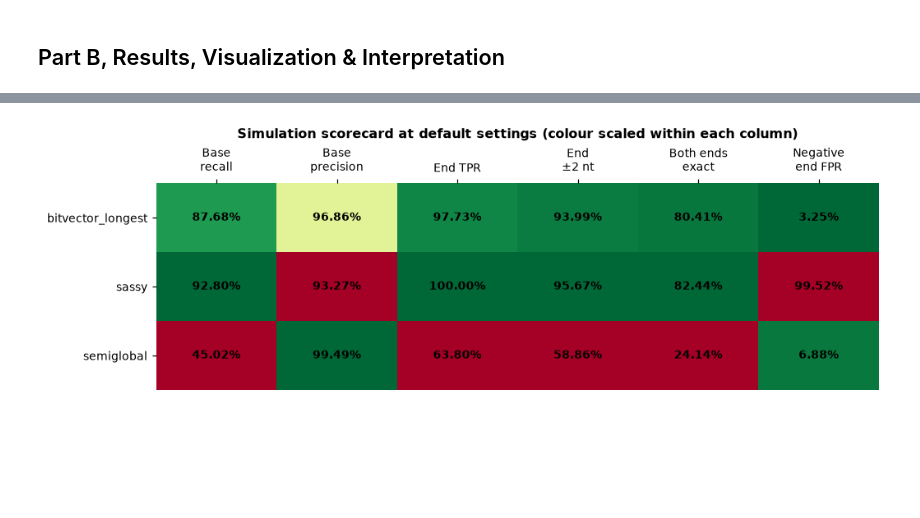
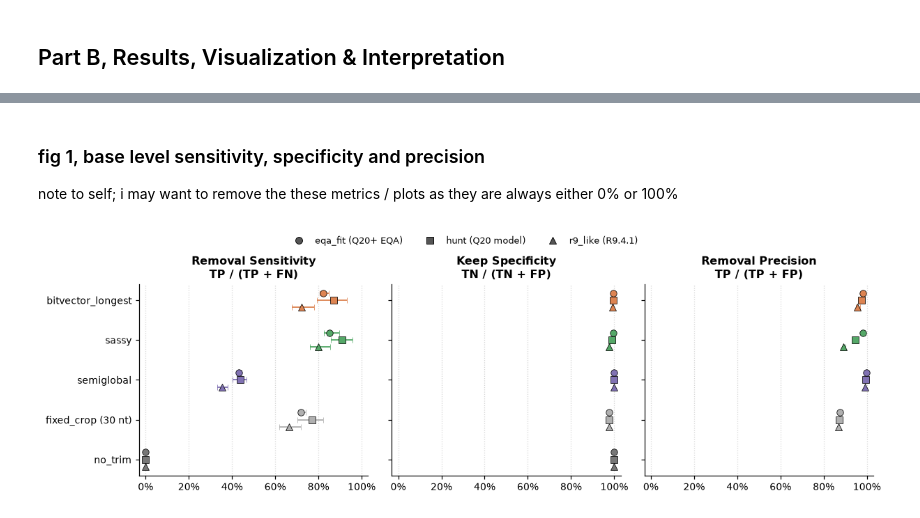
Before and after one commit to florianzwagemaker/AmpliGone, a Jupyter notebook: benchmark-simulation.ipynb, the cells around one changed output, grey strips where cells are left out. Cells and saved outputs as stored; diff of their text form; code cells hidden in the pictures; blank space fills up the shorter version.

Commit message:
redo the plots for the simulation benchmark (part 1)

```diff
--- a/benchmark-simulation.ipynb
+++ b/benchmark-simulation.ipynb
@@ -1204,25 +1336,52 @@ plt.show()
-# %%
-# Figure 5: Scorecard at default settings (mean over noise profiles)
-d = sweep[sweep["is_default"]].groupby("method")[["base_precision", "base_recall", "per_end_tpr", "negative_end_fpr", "left_within2", "right_within2", "both_exact"]].mean().reindex(METHODS)
-d["end_within2"] = (d["left_within2"] + d["right_within2"]) / 2
-score = d[["base_recall", "base_precision", "per_end_tpr", "end_within2", "both_exact", "negative_end_fpr"]]
-labels = ["Base\nrecall", "Base\nprecision", "End TPR", "End\n±2 nt", "Both ends\nexact", "Negative\nend FPR"]
-norm = score.copy()
-for c in score.columns:
-    r = score[c].max() - score[c].min()
-    n = (score[c] - score[c].min()) / r if r > 0 else pd.Series(0.5, index=score.index)
-    norm[c] = 1 - n if c == "negative_end_fpr" else n
-fig, ax = plt.subplots(figsize=(9.5, 3.2))
-ax.imshow(norm.to_numpy(), cmap="RdYlGn", vmin=0, vmax=1, aspect="auto")
-ax.set_xticks(range(len(labels)), labels); ax.xaxis.tick_top()
-ax.set_yticks(range(len(METHODS)), METHODS)
-for i in range(score.shape[0]):
-    for j in range(score.shape[1]):
-        ax.text(j, i, f"{score.iat[i, j]:.2%}", ha="center", va="center", fontsize=9, fontweight="bold")
-for s in ax.spines.values(): s.set_visible(False)
-ax.set_title("Simulation scorecard at default settings (colour scaled within each column)", pad=36)
-fig.tight_layout()
-save_fig(fig, "fig5_scorecard")
-plt.show()
-# %% [output]
-[figure, removed]
+# %% [markdown]
+### fig 1, base level sensitivity, specificity and precision
+
+note to self; i may want to remove the these metrics / plots as they are always either 0% or 100%
+# %%
+fig, axes = plt.subplots(1, 3, figsize=(11.2, 3.4), sharey=True)
+metrics_spec = (
+    ("sensitivity", "Removal Sensitivity\nTP / (TP + FN)"),
+    ("specificity", "Keep Specificity\nTN / (TN + FP)"),
+    ("precision", "Removal Precision\nTP / (TP + FP)"),
+)
+y_positions = np.arange(len(DISPLAY_METHODS))[::-1]
+profile_offsets = {"eqa_fit": 0.18, "hunt": 0.0, "r9_like": -0.18}
+
+for ax, (metric, title) in zip(axes, metrics_spec):
+    for m_idx, method in enumerate(DISPLAY_METHODS):
+        y_base = y_positions[m_idx]
+        for p_idx, profile in enumerate(SCORING_PROFILES):
+            val = TABLE2_HEADLINE.loc[(profile, method), metric]
+            if pd.isna(val):
+                continue
+            seed_vals = HEADLINE_BY_SEED.xs((profile, method), level=("profile", "method"))[metric].dropna()
+            lo, hi = float(seed_vals.min()), float(seed_vals.max())
+            y_pos = y_base + profile_offsets[profile]
+            ax.errorbar(
+                val, y_pos,
+                xerr=[[max(0.0, val - lo)], [max(0.0, hi - val)]],
+                fmt=PROFILE_MARKERS[profile], color=COLOURS[method],
+                ecolor=COLOURS[method], elinewidth=1.2, capsize=2.5,
+                markersize=6.2, markeredgecolor="black", markeredgewidth=0.5,
+                label=PROFILE_LABELS[profile] if (m_idx == 0 and ax is axes[0]) else None,
+            )
+    ax.set_title(title)
+    ax.xaxis.set_major_formatter(PercentFormatter(1.0, decimals=0))
+    ax.set_xlim(-0.03, 1.03)
+    ax.grid(axis="x", linestyle=":", alpha=0.55)
+    ax.set_yticks(y_positions, [METHOD_LABELS[m] for m in DISPLAY_METHODS])
+
+# legend with the noise profiles
+legend_handles = [
+    mpl.lines.Line2D(
+        [0], [0], marker=PROFILE_MARKERS[p], color="none", markerfacecolor="#555555",
+        markeredgecolor="black", markeredgewidth=0.6, markersize=6.5, label=PROFILE_LABELS[p],
+    )
+    for p in SCORING_PROFILES
+]
+fig.legend(handles=legend_handles, loc="upper center", bbox_to_anchor=(0.5, 1.06), ncol=3, title=None)
+fig.tight_layout()
+save_fig(fig, "fig1_base_metrics")
+plt.show()
+# %% [output]
+[figure, added]
```
Also changed, not shown: parts of 30 cells of this notebook.
